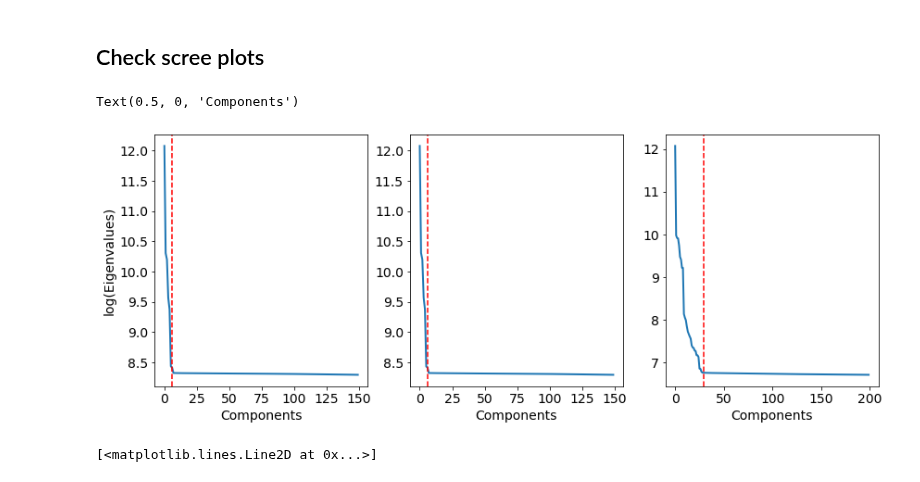
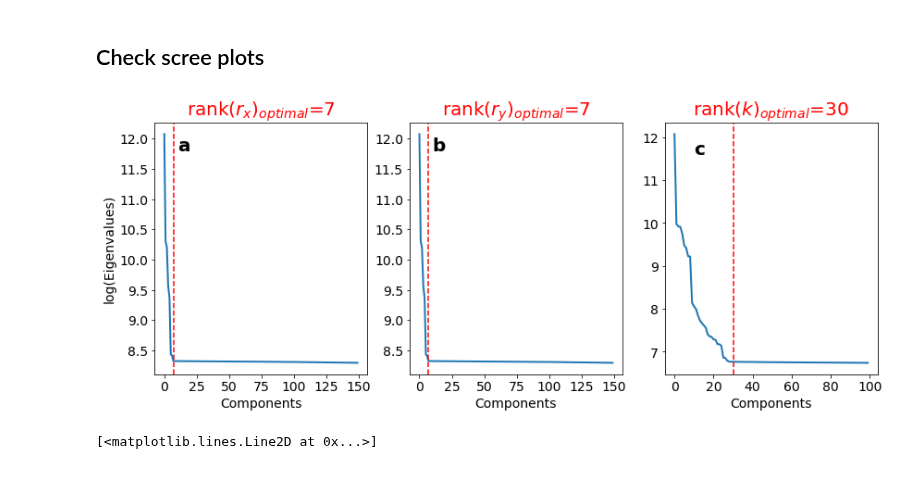
Before and after one commit to CY-Zhang/PyProcessingCodes, a Jupyter notebook: TensorDenoise/VisulizeResult_STOsim.ipynb, the cells around one changed output. Cells and saved outputs as stored; diff of their text form; code cells hidden in the pictures.

Commit message:
Modified scree plots part for STO and Si simulations

```diff
--- a/TensorDenoise/VisulizeResult_STOsim.ipynb
+++ b/TensorDenoise/VisulizeResult_STOsim.ipynb
@@ -297,40 +297,46 @@ NameError: name 'plt' is not defined
 # %%
 # Analysis eigenvalues
 # load the eigenvalues calculated from Matlab
 temp = sio.loadmat('/srv/home/chenyu/TensorDenoise/Simulatons/STO_simulation/Simulation_noisy_STO_slice_5_1000FPS_fullsize_eigenvalue.mat')
 
 fig = plt.figure(figsize=(14,5))
 
-fig.add_subplot(131)
+ax = fig.add_subplot(131)
 e1 = temp['e1']
 plt.plot(np.log(e1[::-1]),linewidth='2')
 plt.xticks(fontsize=14)
 plt.yticks(fontsize=14)
-plt.axvline(x=6,color='r',ls='--')
+plt.axvline(x=7,color='r',ls='--')
 plt.ylabel('log(Eigenvalues)',fontsize=14)
 plt.xlabel('Components',fontsize=14)
+ax.text(10,11.8,'a',fontsize=20, color='black', fontweight='bold')
+plt.title('rank($\it{r_x})_{optimal}$=7',color='red',fontsize=20)
 
-fig.add_subplot(132)
+ax = fig.add_subplot(132)
 e2 = temp['e2']
 plt.plot(np.log(e2[::-1]),linewidth='2')
 plt.xticks(fontsize=14)
 plt.yticks(fontsize=14)
-plt.axvline(x=6,color='r',ls='--')
-# plt.ylabel('Eigenvalues',fontsize=14)
+plt.axvline(x=7,color='r',ls='--')
 plt.xlabel('Components',fontsize=14)
+ax.text(10,11.8,'b',fontsize=20, color='black', fontweight='bold')
+plt.title('rank($\it{r_y})_{optimal}$=7',color='red',fontsize=20)
 
-fig.add_subplot(133)
+
+ax = fig.add_subplot(133)
 e3 = temp['e3']
 e3 = e3[::-1]
-plt.plot(np.log(e3[:200]),linewidth='2')
+plt.plot(np.log(e3[:100]),linewidth='2')
 plt.xticks(fontsize=14)
 plt.yticks(fontsize=14)
-plt.axvline(x=29,color='r',ls='--')
-# plt.ylabel('Eigenvalues',fontsize=14)
+plt.axvline(x=30,color='r',ls='--')
 plt.xlabel('Components',fontsize=14)
+ax.text(10,11.6,'c',fontsize=20, color='black', fontweight='bold')
+plt.title('rank($\it{k})_{optimal}$=30',color='red',fontsize=20)
+
+fig.savefig('/srv/home/chenyu/TensorDenoise/Simulatons/STO_simulation/STO_sim_screePlots.tif')
 # %% [output]
-Text(0.5, 0, 'Components')
-[figure, old version]
+[figure, new version]
 # %%
 # Check the whole scree plot along the third dimension
 e3 = temp['e3']
```
Also changed, not shown: 1 other file.
